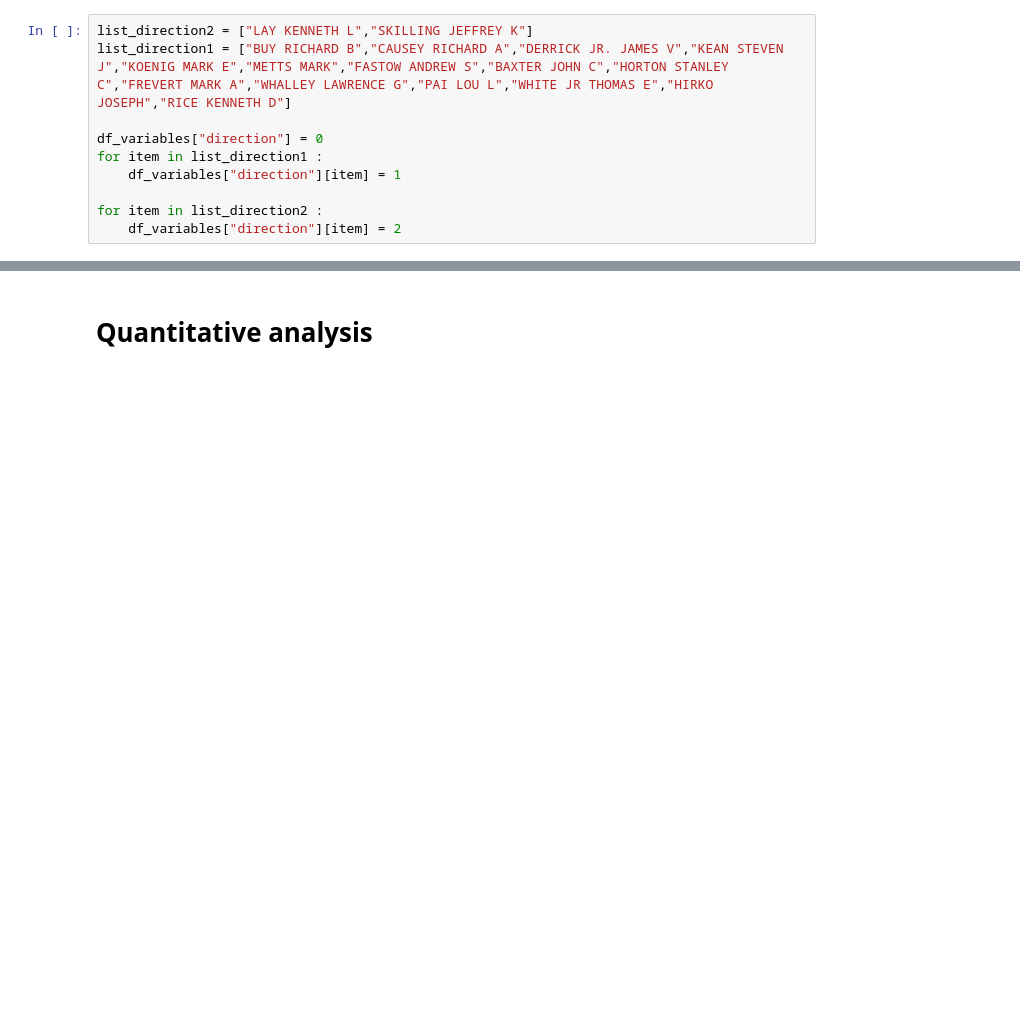
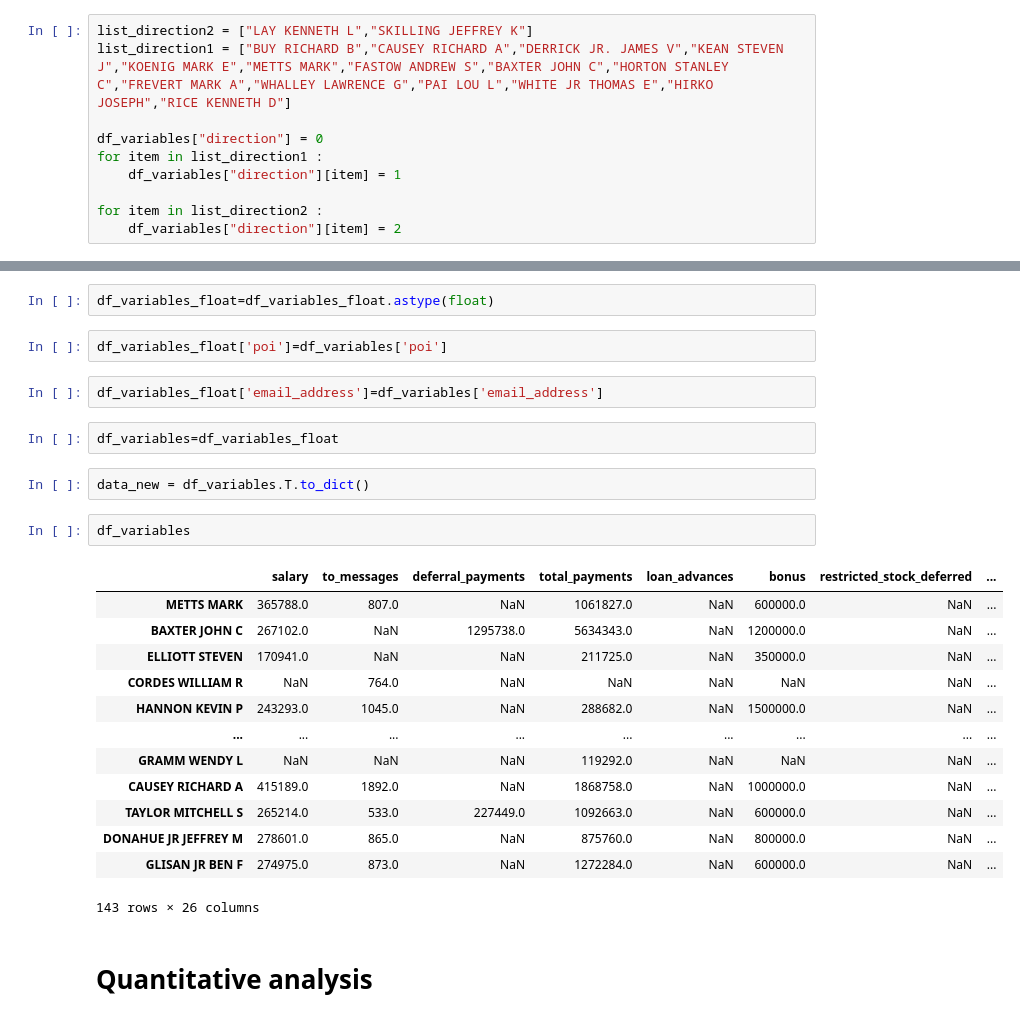
Before and after one commit to 13w13/U3-A-ML-to-Identify-Fraud-in-the-Enron-Corpus, a Jupyter notebook: final_project/poi_id_notebook_quantitative_variables.ipynb, the cells around one changed output, grey strips where cells are left out. Cells and saved outputs as stored; diff of their text form; blank space fills up the shorter version.

```diff
--- a/final_project/poi_id_notebook_quantitative_variables.ipynb
+++ b/final_project/poi_id_notebook_quantitative_variables.ipynb
@@ -275,3 +283,29 @@ TypeError: unsupported operand type(s) for /: 'str' and 'str'
+# %%
+df_variables_float=df_variables_float.astype(float)
+# %%
+df_variables_float['poi']=df_variables['poi']
+# %%
+df_variables_float['email_address']=df_variables['email_address']
+# %%
+df_variables=df_variables_float
+# %%
+data_new = df_variables.T.to_dict()
+# %%
+df_variables
+# %% [output]
+|  | salary | to_messages | deferral_payments | total_payments | loan_advances | bonus | restricted_stock_deferred | ... |
+| METTS MARK | 365788.0 | 807.0 | NaN | 1061827.0 | NaN | 600000.0 | NaN | ... |
+| BAXTER JOHN C | 267102.0 | NaN | 1295738.0 | 5634343.0 | NaN | 1200000.0 | NaN | ... |
+| ELLIOTT STEVEN | 170941.0 | NaN | NaN | 211725.0 | NaN | 350000.0 | NaN | ... |
+| CORDES WILLIAM R | NaN | 764.0 | NaN | NaN | NaN | NaN | NaN | ... |
+| HANNON KEVIN P | 243293.0 | 1045.0 | NaN | 288682.0 | NaN | 1500000.0 | NaN | ... |
+| ... | ... | ... | ... | ... | ... | ... | ... | ... |
+| GRAMM WENDY L | NaN | NaN | NaN | 119292.0 | NaN | NaN | NaN | ... |
+| CAUSEY RICHARD A | 415189.0 | 1892.0 | NaN | 1868758.0 | NaN | 1000000.0 | NaN | ... |
+| TAYLOR MITCHELL S | 265214.0 | 533.0 | 227449.0 | 1092663.0 | NaN | 600000.0 | NaN | ... |
+| DONAHUE JR JEFFREY M | 278601.0 | 865.0 | NaN | 875760.0 | NaN | 800000.0 | NaN | ... |
+| GLISAN JR BEN F | 274975.0 | 873.0 | NaN | 1272284.0 | NaN | 600000.0 | NaN | ... |
+143 rows × 26 columns
 # %% [markdown]
 # Quantitative analysis
 # %%
```
Also changed, not shown: parts of 48 cells of this notebook.
